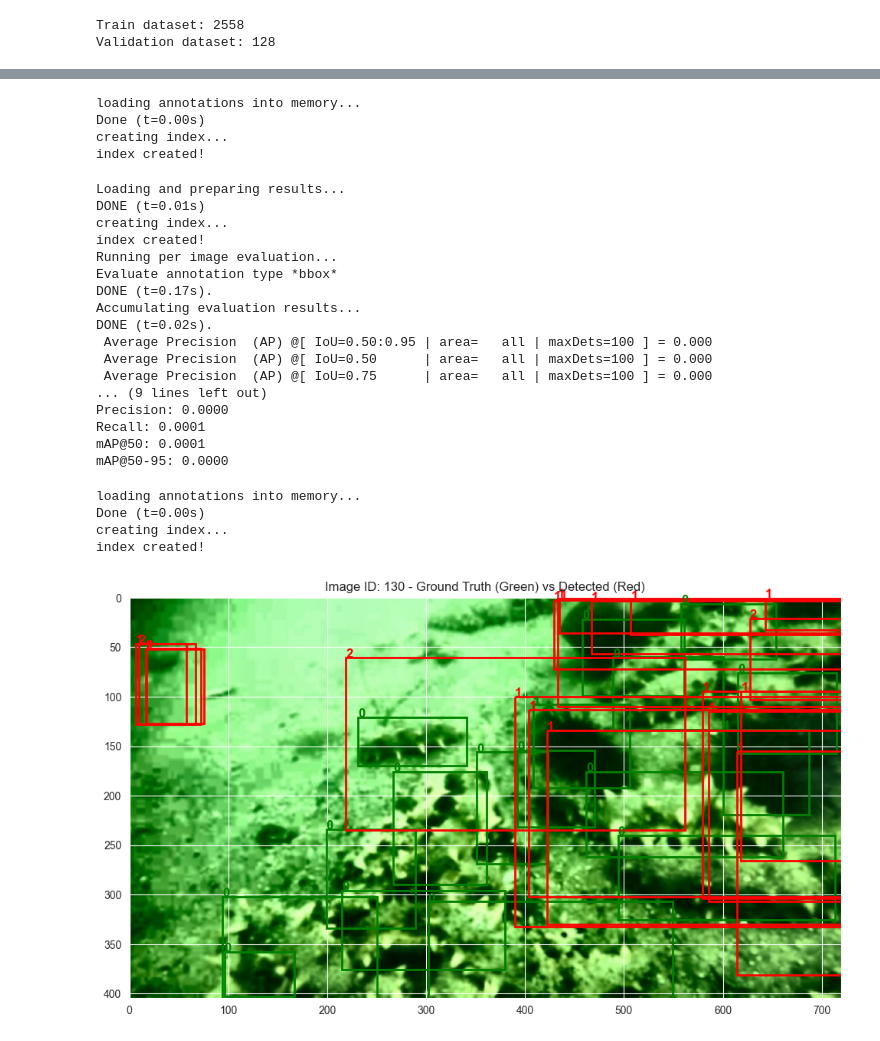
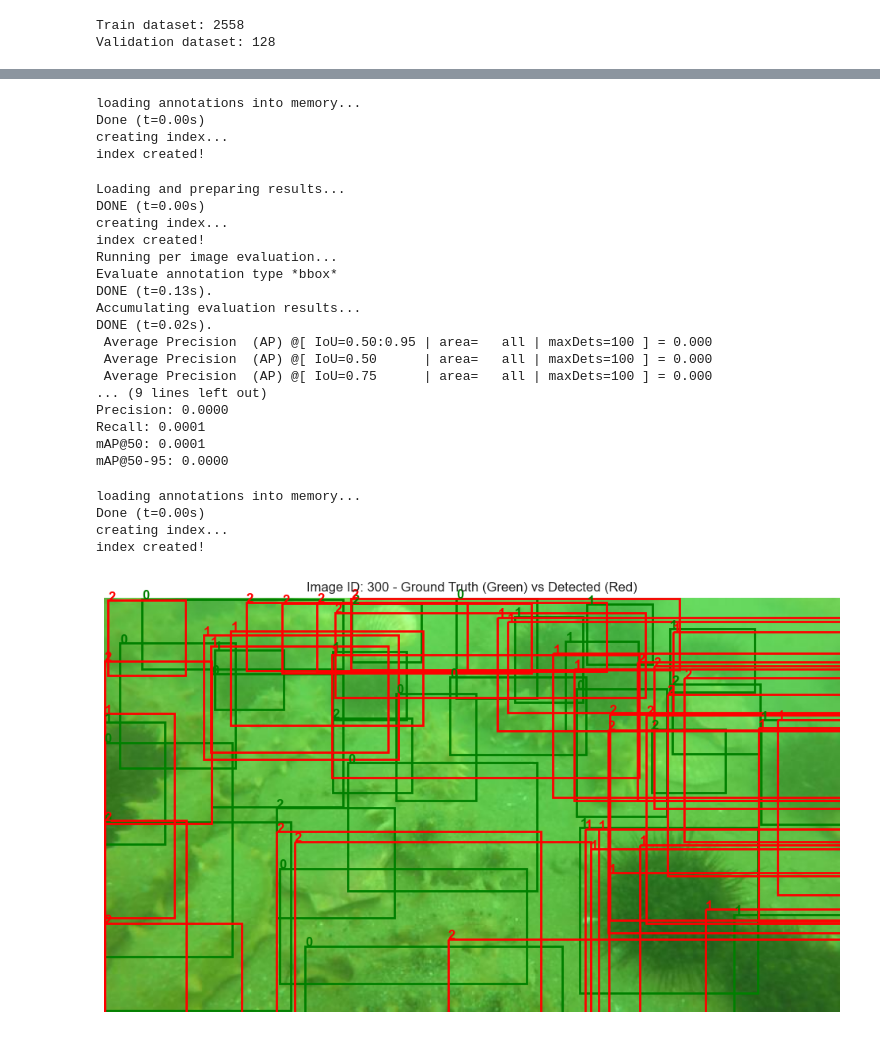
Before and after one commit to tommcamm/aut-deep-leaning, a Jupyter notebook: project/Python/VGG16.ipynb, the cells around one changed output, grey strips where cells are left out. Drawn from its saved outputs; the diff is of its cells as text; code cells hidden in the pictures.

```diff
--- a/project/Python/VGG16.ipynb
+++ b/project/Python/VGG16.ipynb
@@ -200,7 +203,7 @@ import json
 
 model.load_state_dict(torch.load('fasterrcnn_vgg16_uodd.pth'))
 
-val_root = './Datasets/YOLO_UODD/images/val'
+val_root = './Datasets/Underwater-object-detection-dataset/imgs/val'
 val_annFile = './Datasets/YOLO_UODD/annotations/coco/instances_val.json'
 val_dataset = UODDDataset(val_root, val_annFile, transforms=get_transform())
 val_loader = torch.utils.data.DataLoader(val_dataset, batch_size=batch_size, shuffle=False, collate_fn=lambda x: tuple(zip(*x)))
@@ -263,12 +266,12 @@ Done (t=0.00s)
 creating index...
 index created!
 Loading and preparing results...
-DONE (t=0.01s)
+DONE (t=0.00s)
 creating index...
 index created!
 Running per image evaluation...
 Evaluate annotation type *bbox*
-DONE (t=0.17s).
+DONE (t=0.13s).
 Accumulating evaluation results...
 DONE (t=0.02s).
  Average Precision  (AP) @[ IoU=0.50:0.95 | area=   all | maxDets=100 ] = 0.000
@@ -312,33 +315,34 @@ def plot_image_with_boxes(image_path, ground_truth_boxes, ground_truth_labels, d
         ax.add_patch(rect)
         plt.text(xmin, ymin, f'{label}', color='r', fontsize=12, weight='bold')
 
+    plt.axis('off')
     plt.title(title)
     plt.show()
 
 # Load COCO validation annotations
 coco = COCO(val_annFile)
 
 # Load detection results
 with open("results.json") as f:
     detection_results = json.load(f)
 
 # Select an image to visualize (you can choose any image ID)
-image_id = detection_results[15]['image_id']
+image_id = detection_results[20]['image_id']
 image_info = coco.loadImgs(image_id)[0]
 image_path = os.path.join(val_root, image_info['file_name'])
 
 # Load ground truth boxes and labels
 ground_truth_boxes, ground_truth_labels = load_annotations(coco, image_id)
 
 # Load detected boxes and labels
 detected_boxes = [res['bbox'] for res in detection_results if res['image_id'] == image_id]
 detected_labels = [res['category_id'] for res in detection_results if res['image_id'] == image_id]
 
 # Plot the image with ground truth and detected boxes and labels
 plot_image_with_boxes(image_path, ground_truth_boxes, ground_truth_labels, detected_boxes, detected_labels, title=f"Image ID: {image_id} - Ground Truth (Green) vs Detected (Red)")
 # %% [output]
 loading annotations into memory...
 Done (t=0.00s)
 creating index...
 index created!
-[figure, old version]
+[figure, new version]
```
Also changed, not shown: parts of 4 cells of this notebook, 3 other files.
